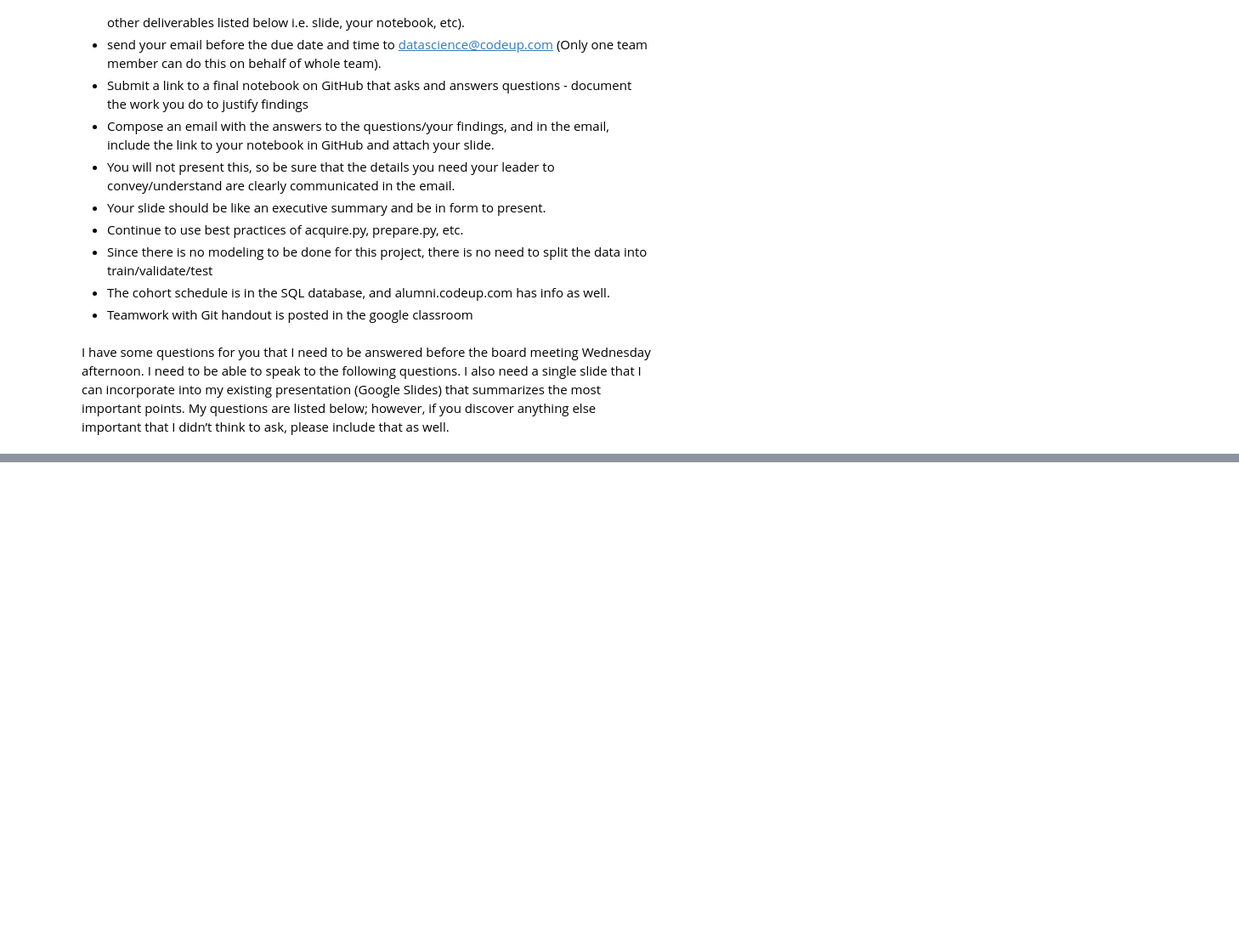
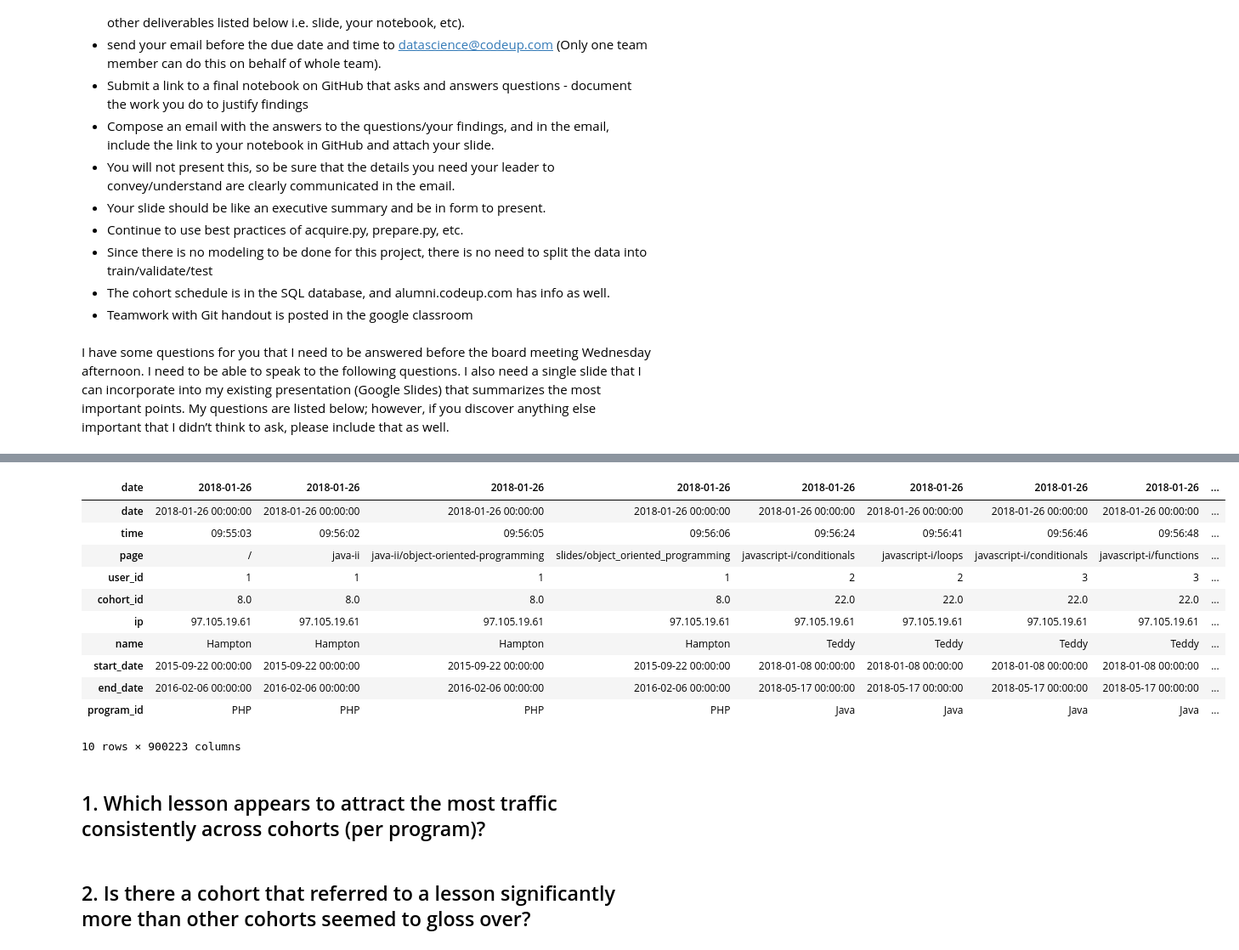
Before and after one commit to Codeup-Mirzakhani-Group1-Project/project-5_anomaly_detection, a Jupyter notebook: Justin_project_work.ipynb, the cells around one changed output, grey strips where cells are left out. Shown: that part at 85% size. Cells and saved outputs as stored; diff of their text form; code cells hidden in the pictures; blank space fills up the shorter version.

```diff
--- a/Justin_project_work.ipynb
+++ b/Justin_project_work.ipynb
@@ -140,0 +110,23 @@ ModuleNotFoundError: No module named 'urllib2'
+# %%
+df = w.acquire_anonymized_curriculum_access_data()
+# %%
+df = w.clean_the_data(df)
+# %%
+df.T
+# %% [output]
+| date | 2018-01-26 | 2018-01-26 | 2018-01-26 | 2018-01-26 | 2018-01-26 | 2018-01-26 | 2018-01-26 | 2018-01-26 | ... |
+| date | 2018-01-26 00:00:00 | 2018-01-26 00:00:00 | 2018-01-26 00:00:00 | 2018-01-26 00:00:00 | 2018-01-26 00:00:00 | 2018-01-26 00:00:00 | 2018-01-26 00:00:00 | 2018-01-26 00:00:00 | ... |
+| time | 09:55:03 | 09:56:02 | 09:56:05 | 09:56:06 | 09:56:24 | 09:56:41 | 09:56:46 | 09:56:48 | ... |
+| page | / | java-ii | java-ii/object-oriented-programming | slides/object_oriented_programming | javascript-i/conditionals | javascript-i/loops | javascript-i/conditionals | javascript-i/functions | ... |
+| user_id | 1 | 1 | 1 | 1 | 2 | 2 | 3 | 3 | ... |
+| cohort_id | 8.0 | 8.0 | 8.0 | 8.0 | 22.0 | 22.0 | 22.0 | 22.0 | ... |
+| ip | 97.105.19.61 | 97.105.19.61 | 97.105.19.61 | 97.105.19.61 | 97.105.19.61 | 97.105.19.61 | 97.105.19.61 | 97.105.19.61 | ... |
+| name | Hampton | Hampton | Hampton | Hampton | Teddy | Teddy | Teddy | Teddy | ... |
+| start_date | 2015-09-22 00:00:00 | 2015-09-22 00:00:00 | 2015-09-22 00:00:00 | 2015-09-22 00:00:00 | 2018-01-08 00:00:00 | 2018-01-08 00:00:00 | 2018-01-08 00:00:00 | 2018-01-08 00:00:00 | ... |
+| end_date | 2016-02-06 00:00:00 | 2016-02-06 00:00:00 | 2016-02-06 00:00:00 | 2016-02-06 00:00:00 | 2018-05-17 00:00:00 | 2018-05-17 00:00:00 | 2018-05-17 00:00:00 | 2018-05-17 00:00:00 | ... |
+| program_id | PHP | PHP | PHP | PHP | Java | Java | Java | Java | ... |
+10 rows × 900223 columns
+# %% [markdown]
+## 1. Which lesson appears to attract the most traffic consistently across cohorts (per program)?
+# %% [markdown]
+## 2. Is there a cohort that referred to a lesson significantly more than other cohorts seemed to gloss over?
```
Also changed, not shown: parts of 21 cells of this notebook.
